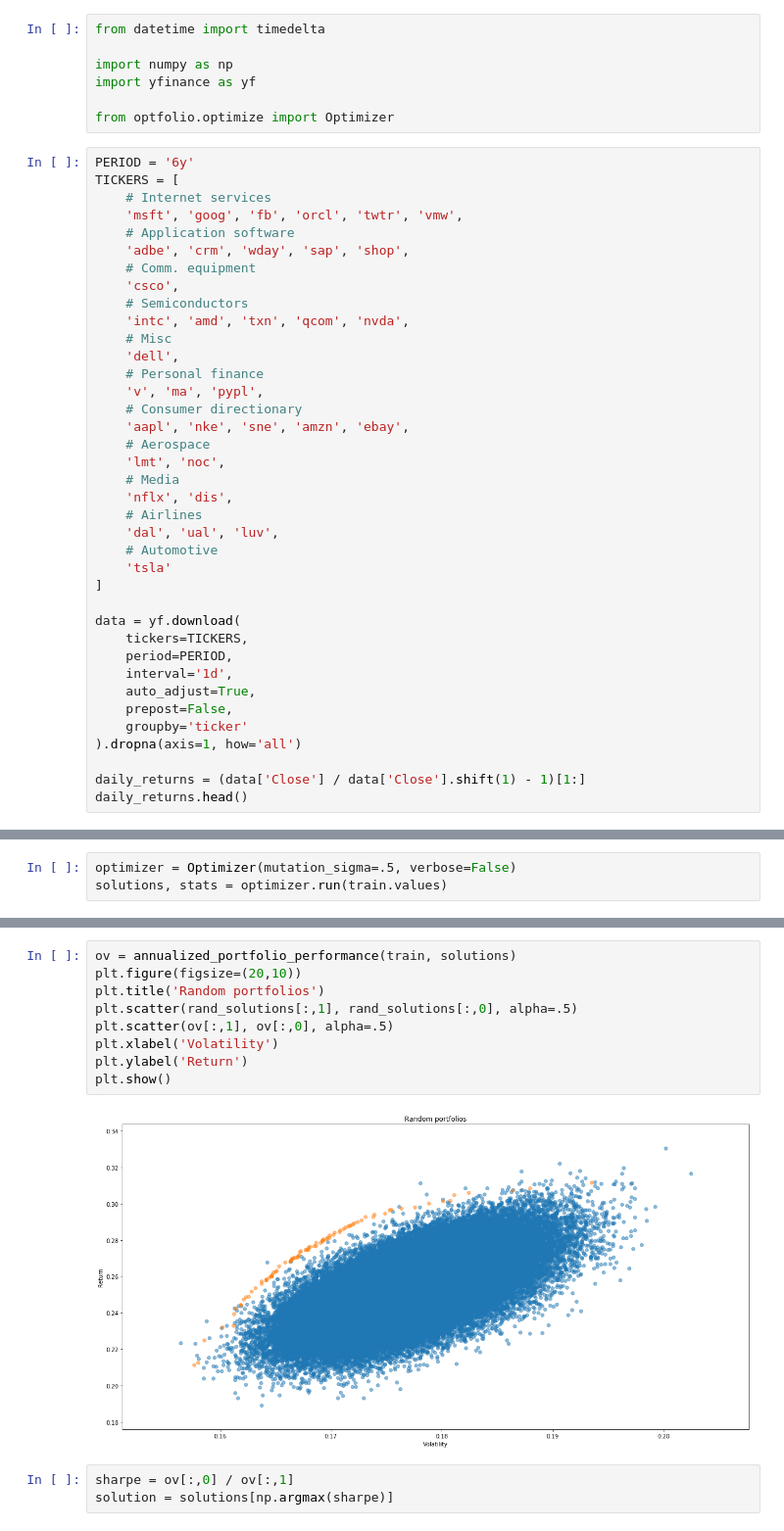
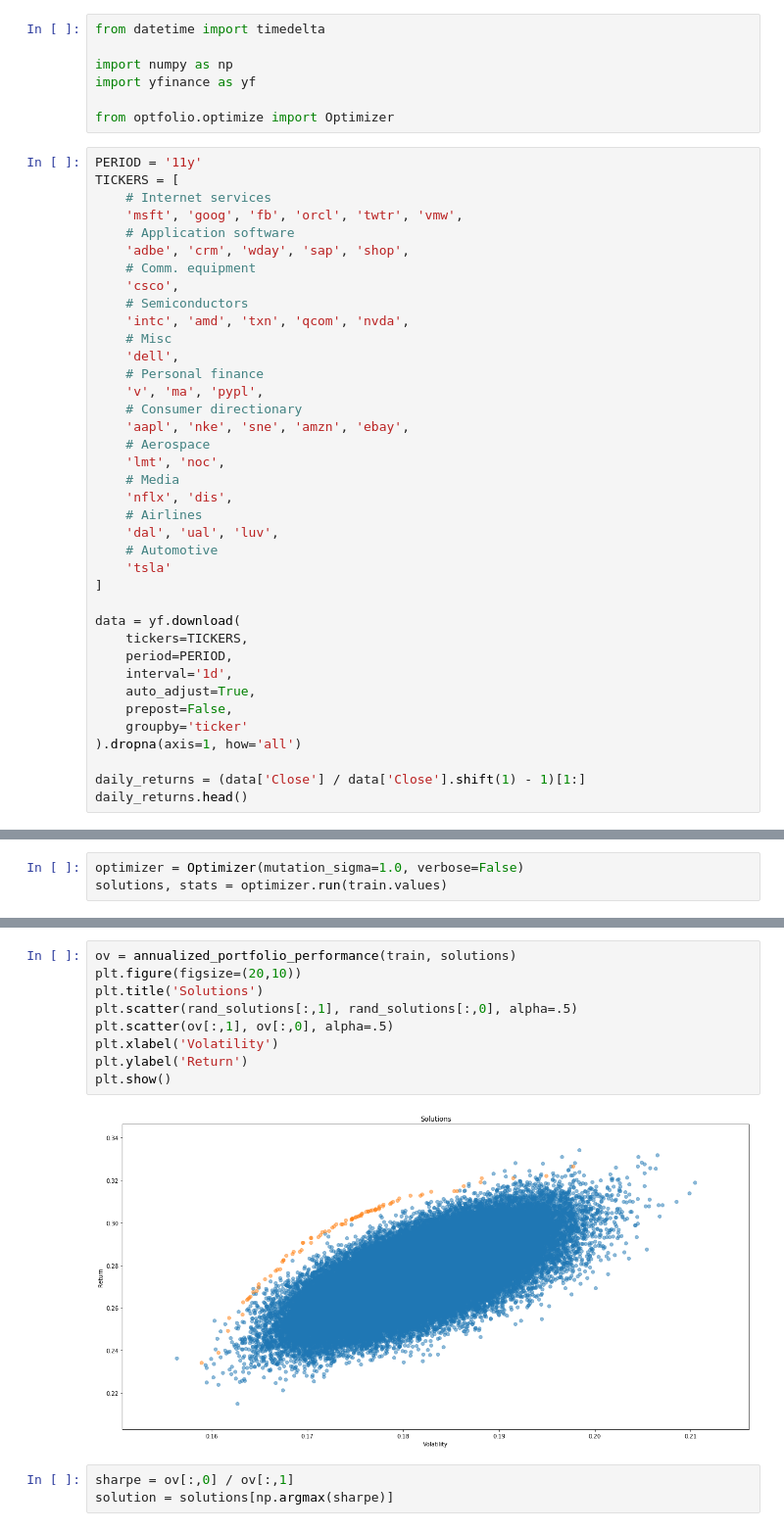
Before and after one commit to marekgalovic/optfolio, a Jupyter notebook: examples/Portfolio Optimize.ipynb, the cells around one changed output, grey strips where cells are left out. Shown: that part at 98% size. Saved outputs shown, nothing was run; the diff lists cells and outputs as text.

```diff
--- a/examples/Portfolio Optimize.ipynb
+++ b/examples/Portfolio Optimize.ipynb
@@ -9,7 +9,7 @@ import yfinance as yf
 
 from optfolio.optimize import Optimizer
 # %%
-PERIOD = '6y'
+PERIOD = '11y'
 TICKERS = [
     # Internet services
     'msft', 'goog', 'fb', 'orcl', 'twtr', 'vmw',
@@ -114,5 +114,5 @@ plt.show()
 # %%
-optimizer = Optimizer(mutation_sigma=.5, verbose=False)
+optimizer = Optimizer(mutation_sigma=1.0, verbose=False)
 solutions, stats = optimizer.run(train.values)
 # %%
 solutions.shape
@@ -121,14 +121,14 @@ solutions.shape
 # %%
 ov = annualized_portfolio_performance(train, solutions)
 plt.figure(figsize=(20,10))
-plt.title('Random portfolios')
+plt.title('Solutions')
 plt.scatter(rand_solutions[:,1], rand_solutions[:,0], alpha=.5)
 plt.scatter(ov[:,1], ov[:,0], alpha=.5)
 plt.xlabel('Volatility')
 plt.ylabel('Return')
 plt.show()
 # %% [output]
-[figure, old version]
+[figure, new version]
 # %%
 sharpe = ov[:,0] / ov[:,1]
 solution = solutions[np.argmax(sharpe)]
```
Also changed, not shown: parts of 11 cells of this notebook, 2 other files.
